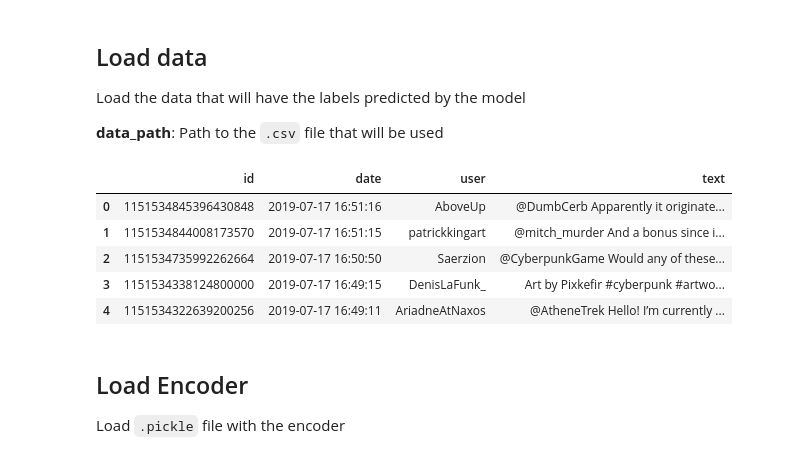
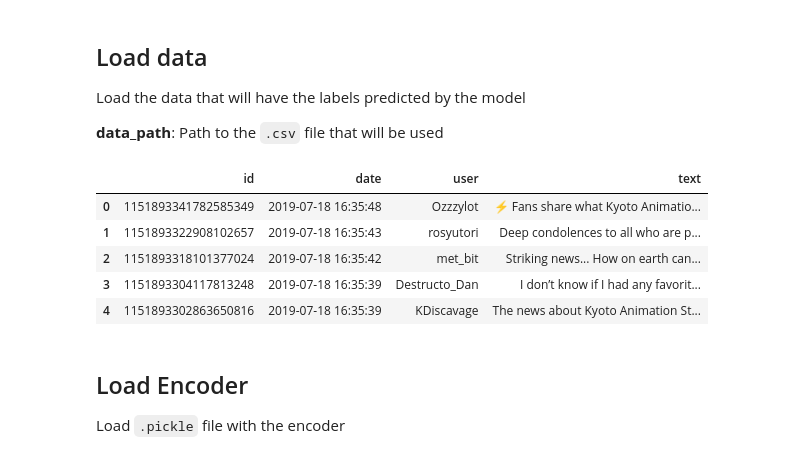
Before and after one commit to rmohashi/tweet-emotion-recognition, a Jupyter notebook: notebooks/Predict Emotion.ipynb, the cells around one changed output. Cells and saved outputs as stored; diff of their text form; code cells hidden in the pictures.

```diff
--- a/notebooks/Predict Emotion.ipynb
+++ b/notebooks/Predict Emotion.ipynb
@@ -57,16 +57,16 @@ Load the data that will have the labels predicted by the model
 # %%
 import pandas as pd
 # %%
-data_path = Path('../datasets/predict/1151534845396430848-1150889591160881152_cyberpunk.csv').resolve()
+data_path = Path('../datasets/predict/1151893341782585349-1151863653320159233_kyoto_animation.csv').resolve()
 data = pd.read_csv(data_path)
 data.head()
 # %% [output]
 |  | id | date | user | text |
-| 0 | 1151534845396430848 | 2019-07-17 16:51:16 | AboveUp | @DumbCerb Apparently it originate... |
-| 1 | 1151534844008173570 | 2019-07-17 16:51:15 | patrickkingart | @mitch_murder And a bonus since i... |
-| 2 | 1151534735992262664 | 2019-07-17 16:50:50 | Saerzion | @CyberpunkGame Would any of these... |
-| 3 | 1151534338124800000 | 2019-07-17 16:49:15 | DenisLaFunk_ | Art by Pixkefir #cyberpunk #artwo... |
-| 4 | 1151534322639200256 | 2019-07-17 16:49:11 | AriadneAtNaxos | @AtheneTrek Hello! I’m currently ... |
+| 0 | 1151893341782585349 | 2019-07-18 16:35:48 | Ozzzylot | ⚡️ Fans share what Kyoto Animatio... |
+| 1 | 1151893322908102657 | 2019-07-18 16:35:43 | rosyutori | Deep condolences to all who are p... |
+| 2 | 1151893318101377024 | 2019-07-18 16:35:42 | met_bit | Striking news... How on earth can... |
+| 3 | 1151893304117813248 | 2019-07-18 16:35:39 | Destructo_Dan | I don’t know if I had any favorit... |
+| 4 | 1151893302863650816 | 2019-07-18 16:35:39 | KDiscavage | The news about Kyoto Animation St... |
 # %% [markdown]
 ## Load Encoder
 
```
Also changed, not shown: parts of 6 cells of this notebook, 2 other files.
